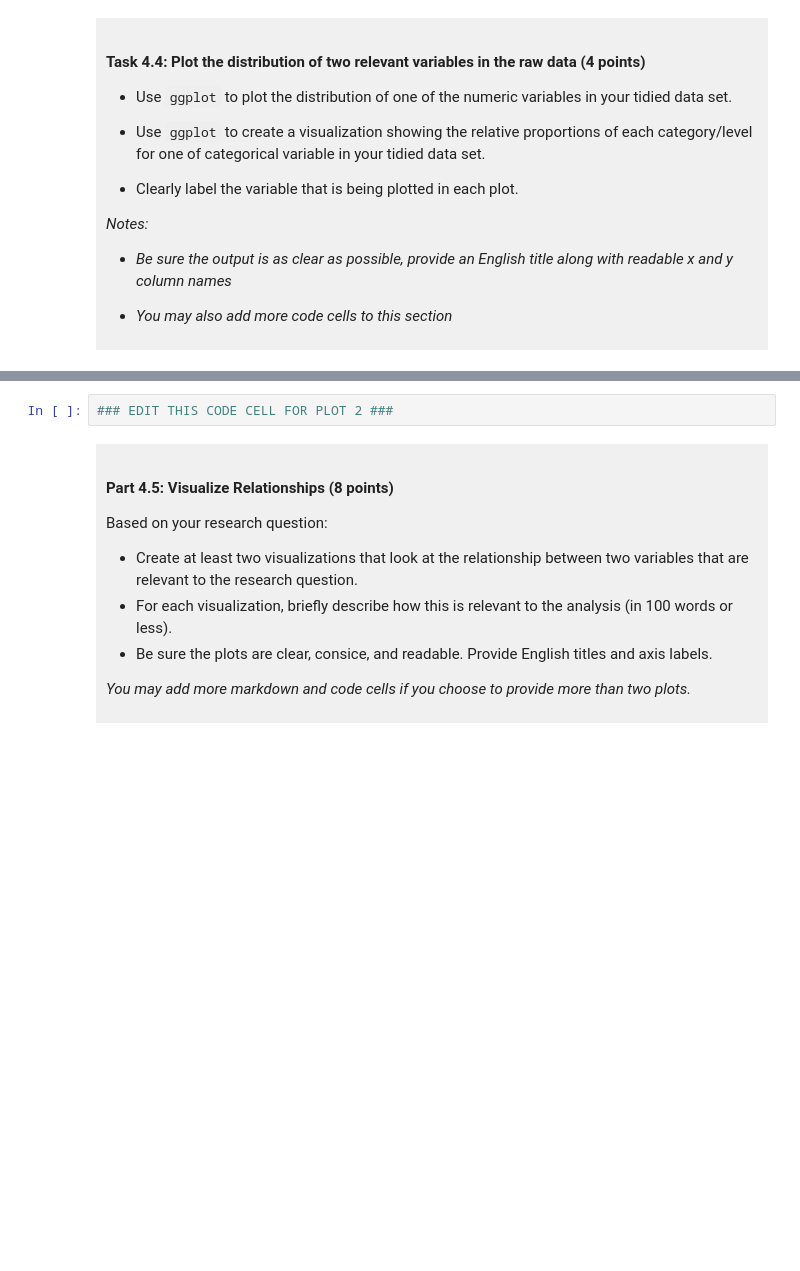
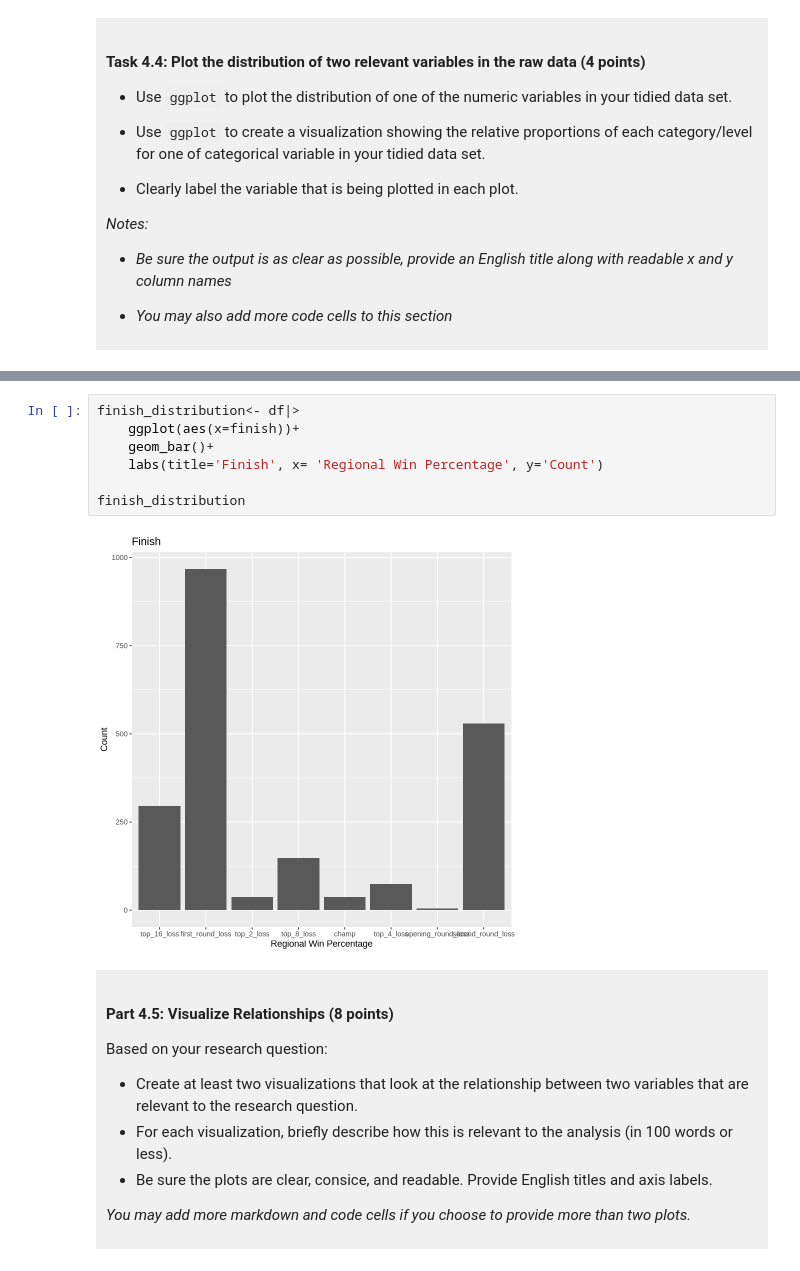
Before and after one commit to rlyh0820-a11y/dsci-100-project-raphael-lee, a Jupyter notebook: dsci-100-project-notebook.ipynb, the cells around one changed output, grey strips where cells are left out. Cells and saved outputs as stored; diff of their text form; blank space fills up the shorter version.

```diff
--- a/dsci-100-project-notebook.ipynb
+++ b/dsci-100-project-notebook.ipynb
@@ -305,5 +359,12 @@ You will refine your research question (if needed) and produce a tidy data set.
 # %%
-### EDIT THIS CODE CELL FOR PLOT 2 ###
+finish_distribution<- df|>
+    ggplot(aes(x=finish))+
+    geom_bar()+
+    labs(title='Finish', x= 'Regional Win Percentage', y='Count')
+
+finish_distribution
+# %% [output]
+[figure, added]
 # %% [markdown]
 <div style="background-color: #f0f0f0; padding: 10px;">
 
```
Also changed, not shown: parts of 10 cells of this notebook.
